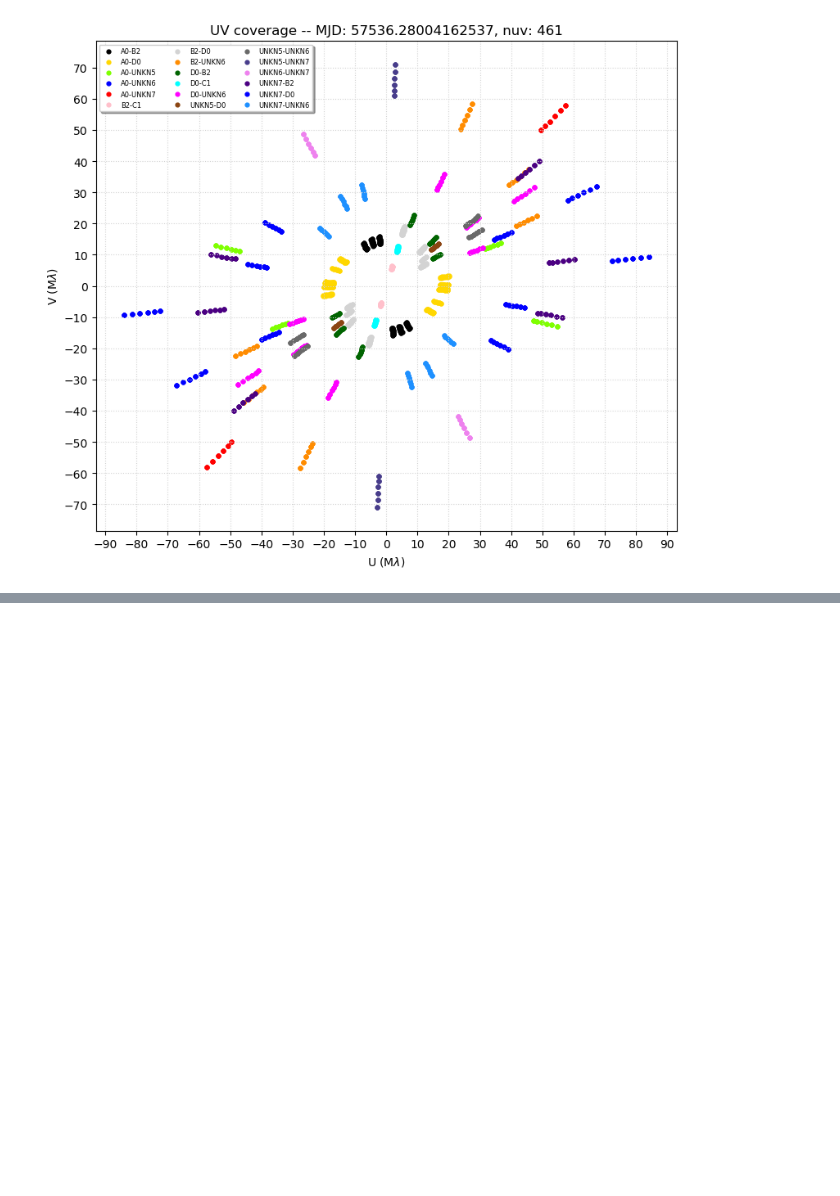
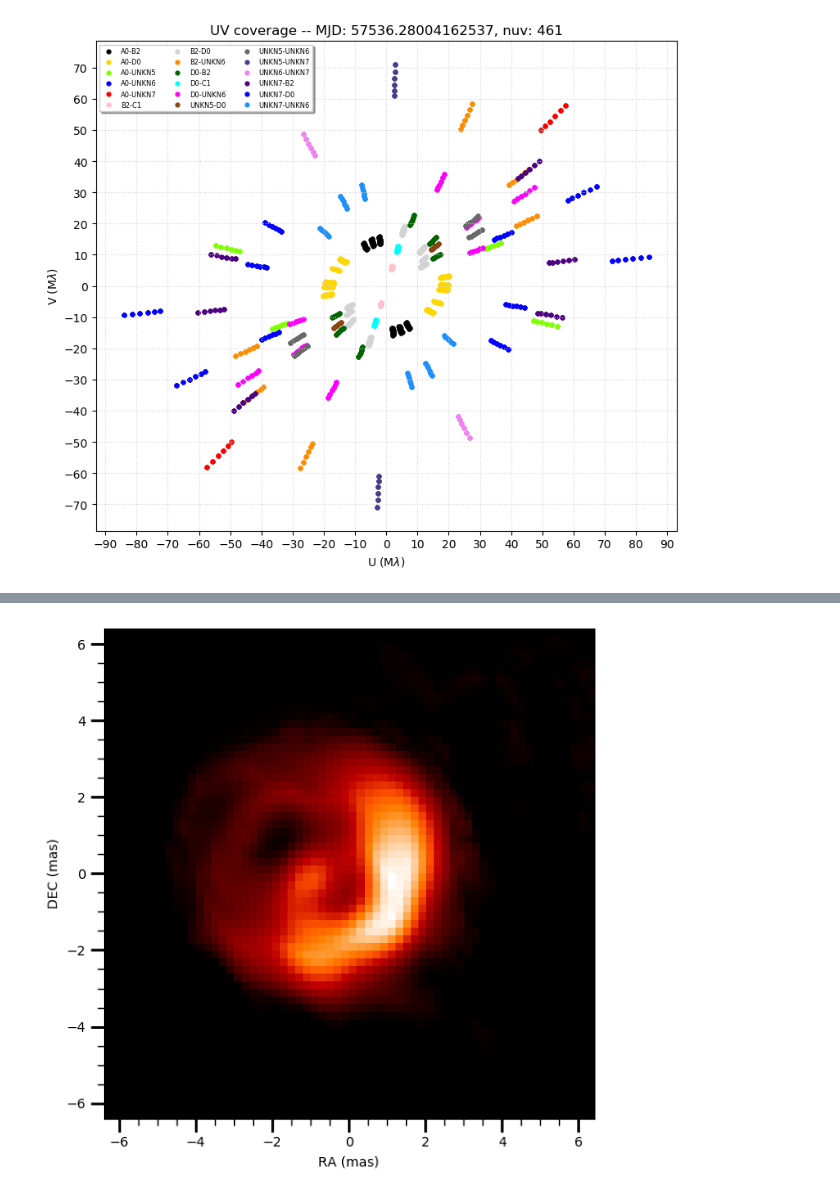
Before and after one commit to fabienbaron/OITOOLS.jl, a Jupyter notebook: demos/OITOOLS_Demo.ipynb, the cells around one changed output, grey strips where cells are left out. Cells and saved outputs as stored; diff of their text form; code cells hidden in the pictures; blank space fills up the shorter version.

```diff
--- a/demos/OITOOLS_Demo.ipynb
+++ b/demos/OITOOLS_Demo.ipynb
@@ -191,0 +187,5 @@ params_mean
+# %%
+oifitsfile = "./data/2004-data1.oifits"
+pixsize = 0.2 # milliarcseconds/pixel
+nx = 64
+data = readoifits(oifitsfile)[1,1];
@@ -191,0 +195,8 @@ params_mean
+# %%
+ft = setup_nfft(data, nx, pixsize);
+#initial image is a simple Gaussian
+x_start = gaussian2d(nx,nx,nx/6);
+x_start = vec(x_start)/sum(x_start);
+regularizers = [["centering", 1e3], ["tv", 7e3]];
+# %%
+x = reconstruct(x_start, data, ft, regularizers = regularizers, verb = true);
@@ -191,0 +221,4 @@ params_mean
+# %%
+imdisp(x,pixscale=pixsize)
+# %% [output]
+[figure, added]
```
Also changed, not shown: parts of 8 cells of this notebook, 1 other file.
